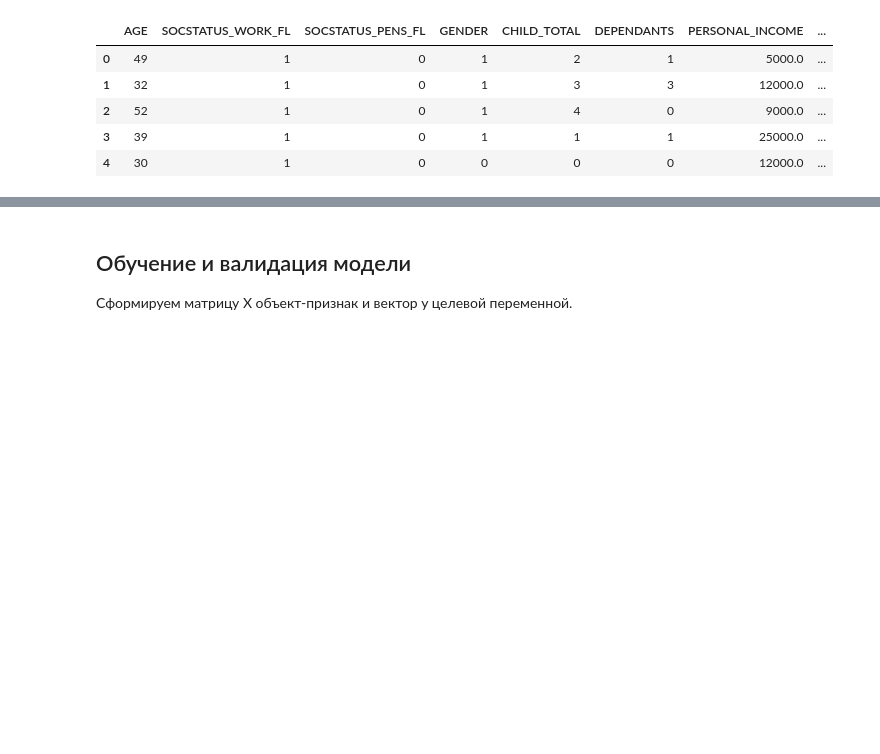
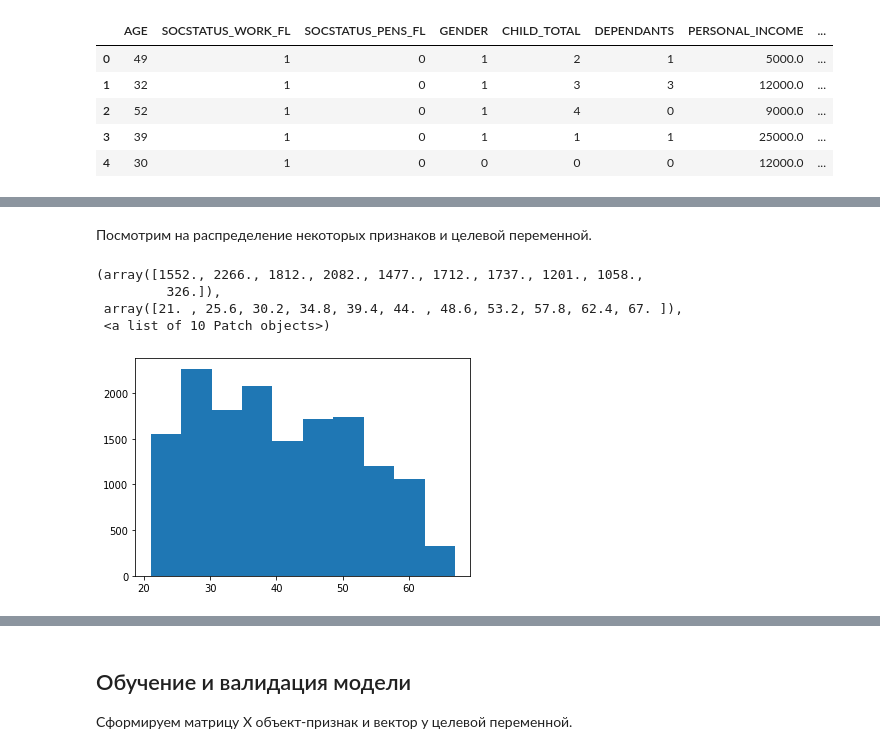
Before and after one commit to Murcha1990/churn_clients, a Jupyter notebook: Raiff_demo_classification.ipynb, the cells around one changed output, grey strips where cells are left out. Saved outputs shown, nothing was run; the diff lists cells and outputs as text; code cells hidden in the pictures; blank space fills up the shorter version.

```diff
--- a/Raiff_demo_classification.ipynb
+++ b/Raiff_demo_classification.ipynb
@@ -65,0 +84,10 @@ data.head()
+# %% [markdown]
+Посмотрим на распределение некоторых признаков и целевой переменной.
+# %%
+plt.hist(data['AGE'])
+# %% [output]
+(array([1552., 2266., 1812., 2082., 1477., 1712., 1737., 1201., 1058.,
+         326.]),
+ array([21. , 25.6, 30.2, 34.8, 39.4, 44. , 48.6, 53.2, 57.8, 62.4, 67. ]),
+ <a list of 10 Patch objects>)
+[figure, added]
```
Also changed, not shown: parts of 11 cells of this notebook.
